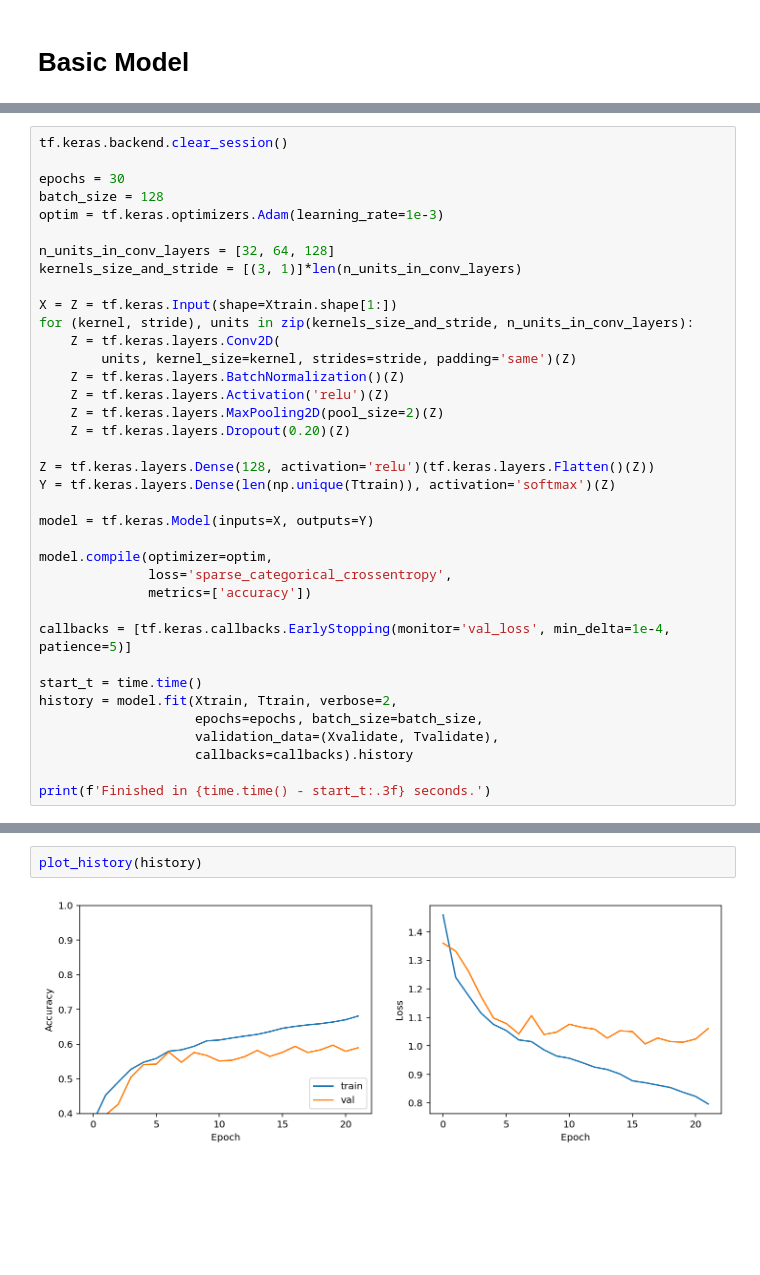
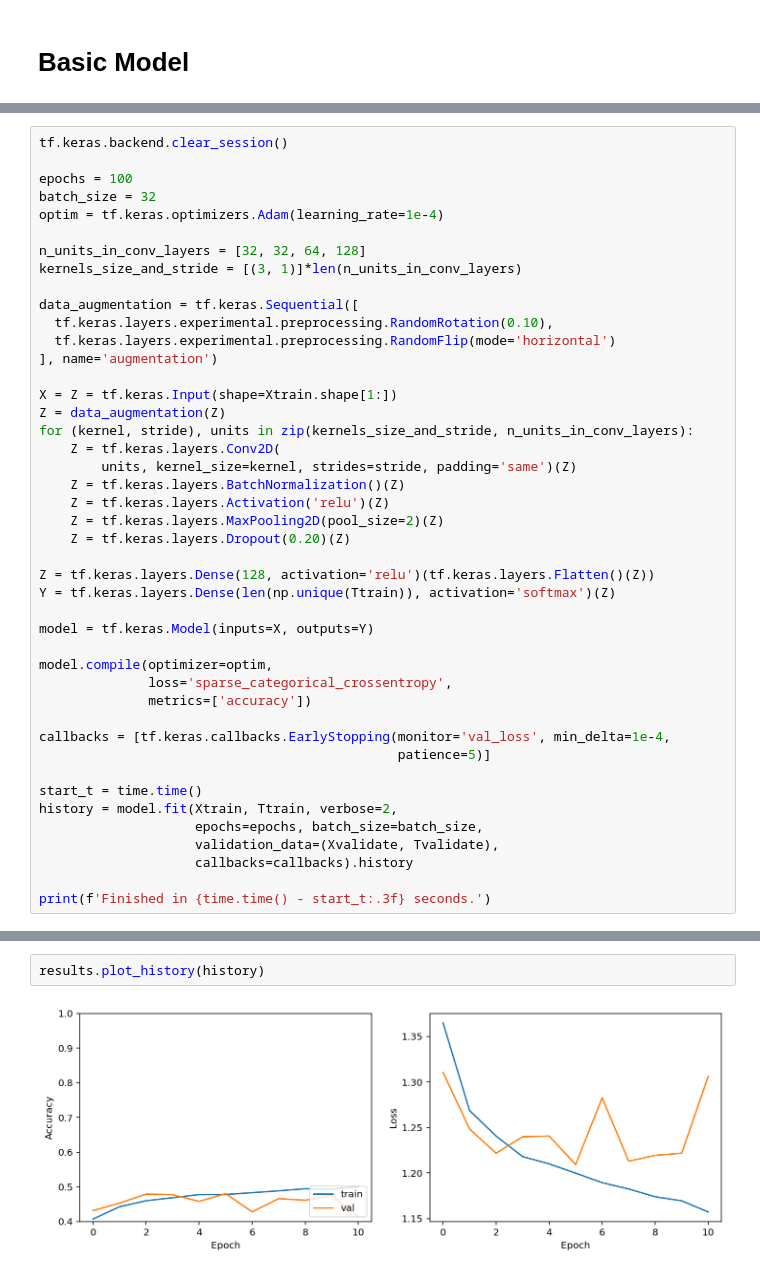
Before and after one commit to stockeh/canine-embedded-ml, a Jupyter notebook: notebooks/stock-machine-learning.ipynb, the cells around one changed output, grey strips where cells are left out. Saved outputs shown, nothing was run; the diff lists cells and outputs as text; blank space fills up the shorter version.

```diff
--- a/notebooks/stock-machine-learning.ipynb
+++ b/notebooks/stock-machine-learning.ipynb
@@ -204,14 +91,20 @@ def plot_history(history):
 # %%
 tf.keras.backend.clear_session()
 
-epochs = 30
-batch_size = 128
-optim = tf.keras.optimizers.Adam(learning_rate=1e-3)
+epochs = 100
+batch_size = 32
+optim = tf.keras.optimizers.Adam(learning_rate=1e-4)
 
-n_units_in_conv_layers = [32, 64, 128]
+n_units_in_conv_layers = [32, 32, 64, 128]
 kernels_size_and_stride = [(3, 1)]*len(n_units_in_conv_layers)
 
+data_augmentation = tf.keras.Sequential([
+  tf.keras.layers.experimental.preprocessing.RandomRotation(0.10),
+  tf.keras.layers.experimental.preprocessing.RandomFlip(mode='horizontal')
+], name='augmentation')
+
 X = Z = tf.keras.Input(shape=Xtrain.shape[1:])
+Z = data_augmentation(Z)
 for (kernel, stride), units in zip(kernels_size_and_stride, n_units_in_conv_layers):
     Z = tf.keras.layers.Conv2D(
         units, kernel_size=kernel, strides=stride, padding='same')(Z)
@@ -229,7 +122,8 @@ model.compile(optimizer=optim,
               loss='sparse_categorical_crossentropy',
               metrics=['accuracy'])
 
-callbacks = [tf.keras.callbacks.EarlyStopping(monitor='val_loss', min_delta=1e-4, patience=5)]
+callbacks = [tf.keras.callbacks.EarlyStopping(monitor='val_loss', min_delta=1e-4,
+                                              patience=5)]
 
 start_t = time.time()
 history = model.fit(Xtrain, Ttrain, verbose=2,
@@ -259,5 +153,5 @@ Finished in 17.060 seconds.
-# %%
-plot_history(history)
-# %% [output]
-[figure, removed]
+# %%
+results.plot_history(history)
+# %% [output]
+[figure, added]
 # %%
```
Also changed, not shown: parts of 23 cells of this notebook, 2 other files.
